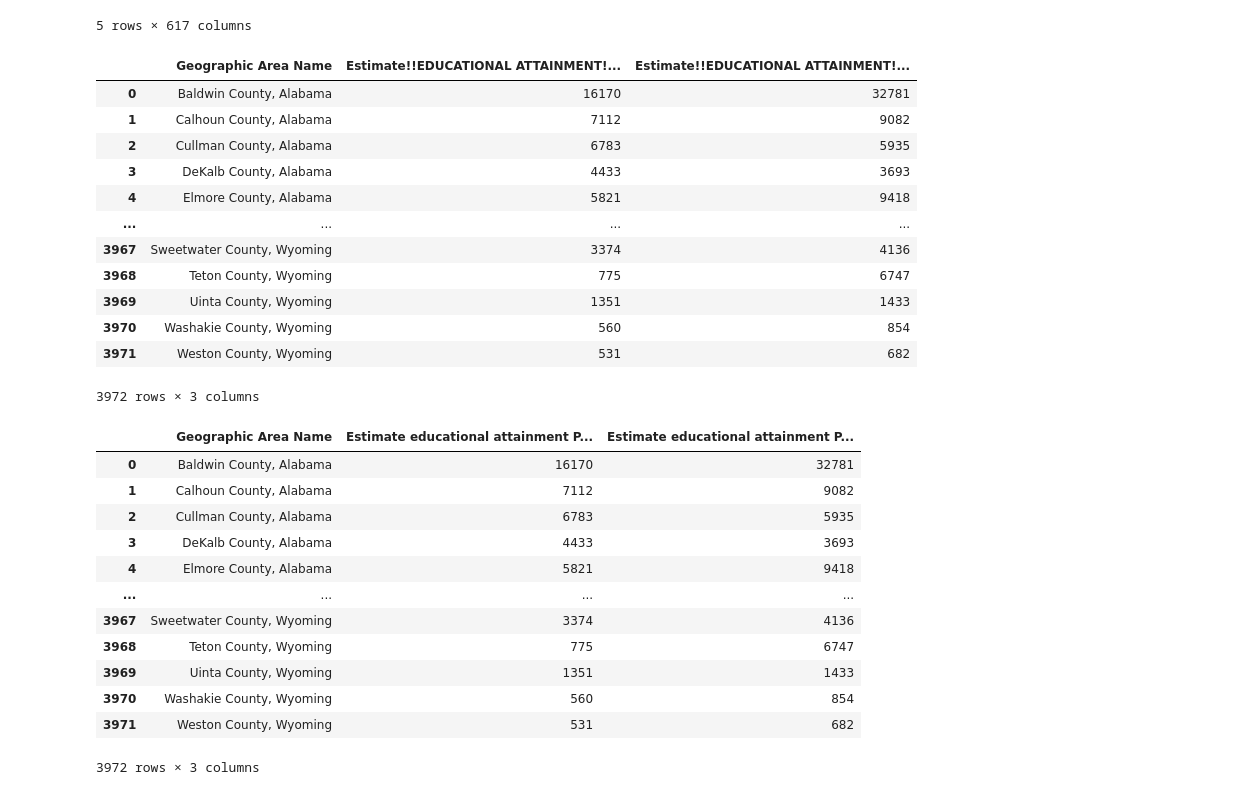
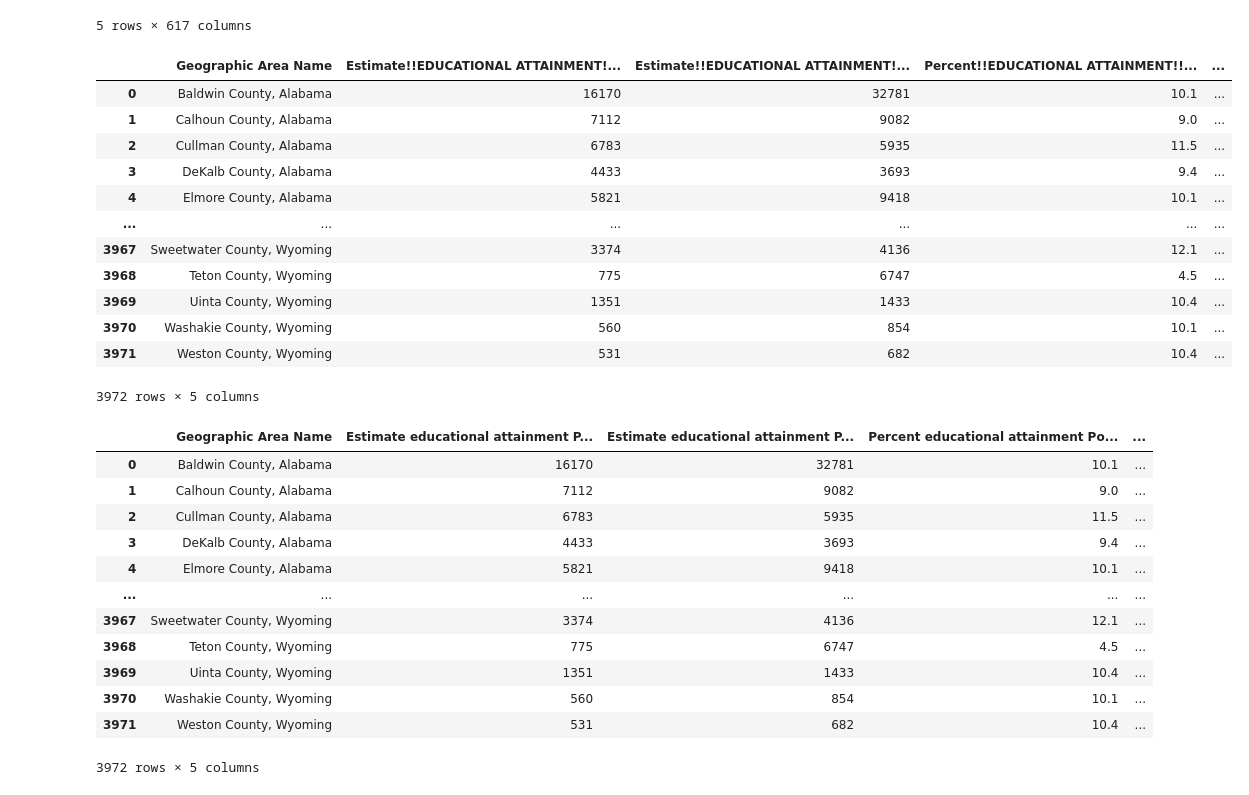
Before and after one commit to safetyh546/TeamDingo, a Jupyter notebook: educationlevel.ipynb, the cells around one changed output. Cells and saved outputs as stored; diff of their text form; code cells hidden in the pictures.

```diff
--- a/educationlevel.ipynb
+++ b/educationlevel.ipynb
@@ -22,42 +22,46 @@ path.head()
 5 rows × 617 columns
 # %%
 new_df = path[[ 'Geographic Area Name', "Estimate!!EDUCATIONAL ATTAINMENT!!Population 25 years and over!!Associate's degree",
-               "Estimate!!EDUCATIONAL ATTAINMENT!!Population 25 years and over!!Bachelor's degree"]]
+               "Estimate!!EDUCATIONAL ATTAINMENT!!Population 25 years and over!!Bachelor's degree",
+              "Percent!!EDUCATIONAL ATTAINMENT!!Population 25 years and over!!Associate's degree",
+               "Percent!!EDUCATIONAL ATTAINMENT!!Population 25 years and over!!Bachelor's degree"]]
 new_df
 # %% [output]
-|  | Geographic Area Name | Estimate!!EDUCATIONAL ATTAINMENT!... | Estimate!!EDUCATIONAL ATTAINMENT!... |
-| 0 | Baldwin County, Alabama | 16170 | 32781 |
-| 1 | Calhoun County, Alabama | 7112 | 9082 |
-| 2 | Cullman County, Alabama | 6783 | 5935 |
-| 3 | DeKalb County, Alabama | 4433 | 3693 |
-| 4 | Elmore County, Alabama | 5821 | 9418 |
-| ... | ... | ... | ... |
-| 3967 | Sweetwater County, Wyoming | 3374 | 4136 |
-| 3968 | Teton County, Wyoming | 775 | 6747 |
-| 3969 | Uinta County, Wyoming | 1351 | 1433 |
-| 3970 | Washakie County, Wyoming | 560 | 854 |
-| 3971 | Weston County, Wyoming | 531 | 682 |
+|  | Geographic Area Name | Estimate!!EDUCATIONAL ATTAINMENT!... | Estimate!!EDUCATIONAL ATTAINMENT!... | Percent!!EDUCATIONAL ATTAINMENT!!... | ... |
+| 0 | Baldwin County, Alabama | 16170 | 32781 | 10.1 | ... |
+| 1 | Calhoun County, Alabama | 7112 | 9082 | 9.0 | ... |
+| 2 | Cullman County, Alabama | 6783 | 5935 | 11.5 | ... |
+| 3 | DeKalb County, Alabama | 4433 | 3693 | 9.4 | ... |
+| 4 | Elmore County, Alabama | 5821 | 9418 | 10.1 | ... |
+| ... | ... | ... | ... | ... | ... |
+| 3967 | Sweetwater County, Wyoming | 3374 | 4136 | 12.1 | ... |
+| 3968 | Teton County, Wyoming | 775 | 6747 | 4.5 | ... |
+| 3969 | Uinta County, Wyoming | 1351 | 1433 | 10.4 | ... |
+| 3970 | Washakie County, Wyoming | 560 | 854 | 10.1 | ... |
+| 3971 | Weston County, Wyoming | 531 | 682 | 10.4 | ... |
-3972 rows × 3 columns
+3972 rows × 5 columns
 # %%
 clean_df = new_df.rename (columns= {"Estimate!!EDUCATIONAL ATTAINMENT!!Population 25 years and over!!Associate's degree":
                          "Estimate educational attainment Pop 25yrs> Assoc. Degree",
                          "Estimate!!EDUCATIONAL ATTAINMENT!!Population 25 years and over!!Bachelor's degree":
-                         "Estimate educational attainment Pop 25yrs> Bachelor's Degree"})
+                         "Estimate educational attainment Pop 25yrs> Bachelor's Degree",
+                        "Percent!!EDUCATIONAL ATTAINMENT!!Population 25 years and over!!Associate's degree": "Percent educational attainment Pop 25yrs> Assoc. Degree",
+                       "Percent!!EDUCATIONAL ATTAINMENT!!Population 25 years and over!!Bachelor's degree":"Percent educational attainment Pop 25yrs> Bachelor's Degree"})
 clean_df
 # %% [output]
-|  | Geographic Area Name | Estimate educational attainment P... | Estimate educational attainment P... |
-| 0 | Baldwin County, Alabama | 16170 | 32781 |
-| 1 | Calhoun County, Alabama | 7112 | 9082 |
-| 2 | Cullman County, Alabama | 6783 | 5935 |
-| 3 | DeKalb County, Alabama | 4433 | 3693 |
-| 4 | Elmore County, Alabama | 5821 | 9418 |
-| ... | ... | ... | ... |
-| 3967 | Sweetwater County, Wyoming | 3374 | 4136 |
-| 3968 | Teton County, Wyoming | 775 | 6747 |
-| 3969 | Uinta County, Wyoming | 1351 | 1433 |
-| 3970 | Washakie County, Wyoming | 560 | 854 |
-| 3971 | Weston County, Wyoming | 531 | 682 |
+|  | Geographic Area Name | Estimate educational attainment P... | Estimate educational attainment P... | Percent educational attainment Po... | ... |
+| 0 | Baldwin County, Alabama | 16170 | 32781 | 10.1 | ... |
+| 1 | Calhoun County, Alabama | 7112 | 9082 | 9.0 | ... |
+| 2 | Cullman County, Alabama | 6783 | 5935 | 11.5 | ... |
+| 3 | DeKalb County, Alabama | 4433 | 3693 | 9.4 | ... |
+| 4 | Elmore County, Alabama | 5821 | 9418 | 10.1 | ... |
+| ... | ... | ... | ... | ... | ... |
+| 3967 | Sweetwater County, Wyoming | 3374 | 4136 | 12.1 | ... |
+| 3968 | Teton County, Wyoming | 775 | 6747 | 4.5 | ... |
+| 3969 | Uinta County, Wyoming | 1351 | 1433 | 10.4 | ... |
+| 3970 | Washakie County, Wyoming | 560 | 854 | 10.1 | ... |
+| 3971 | Weston County, Wyoming | 531 | 682 | 10.4 | ... |
-3972 rows × 3 columns
+3972 rows × 5 columns
 # %%
 nick =[]
 n=0
```
Also changed, not shown: parts of 6 cells of this notebook.
